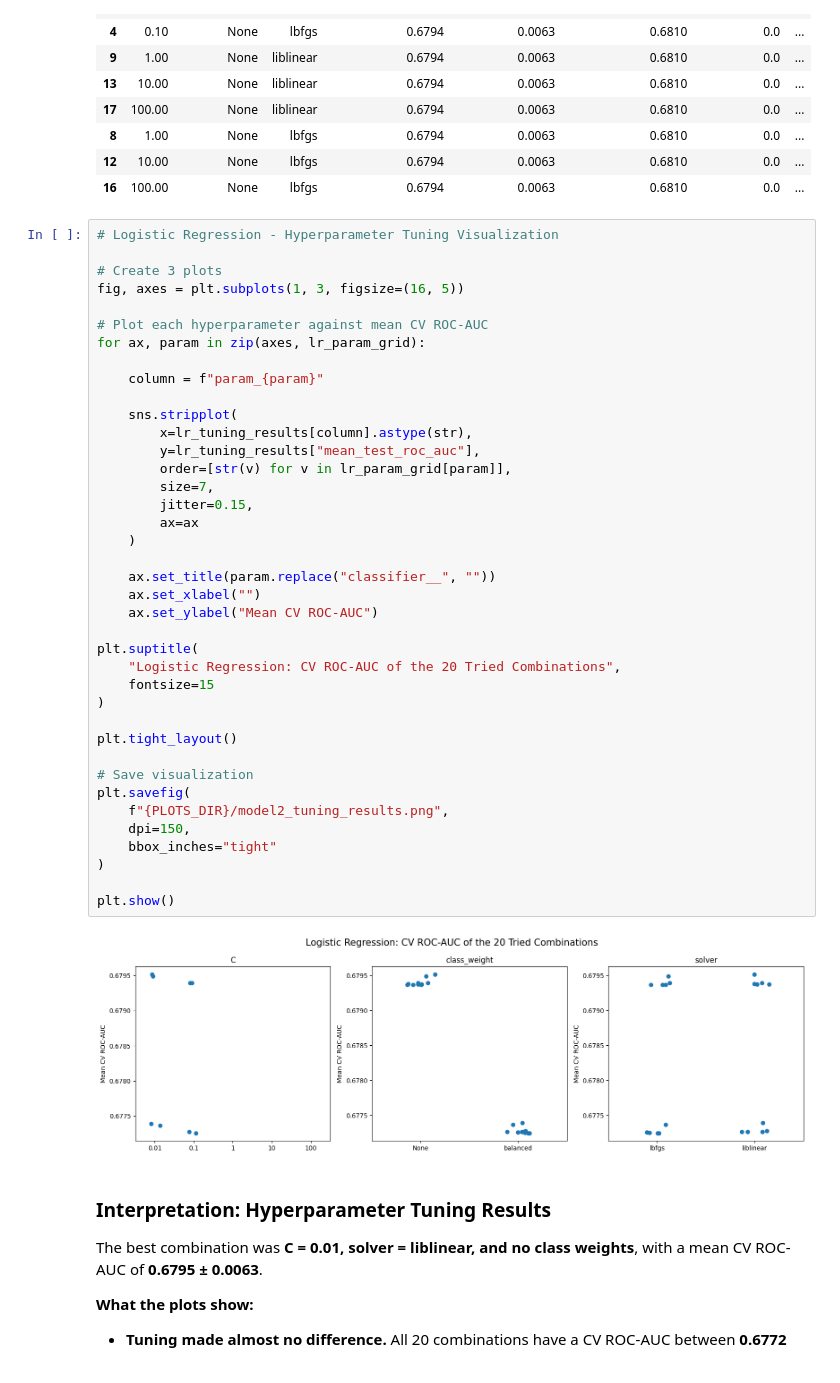
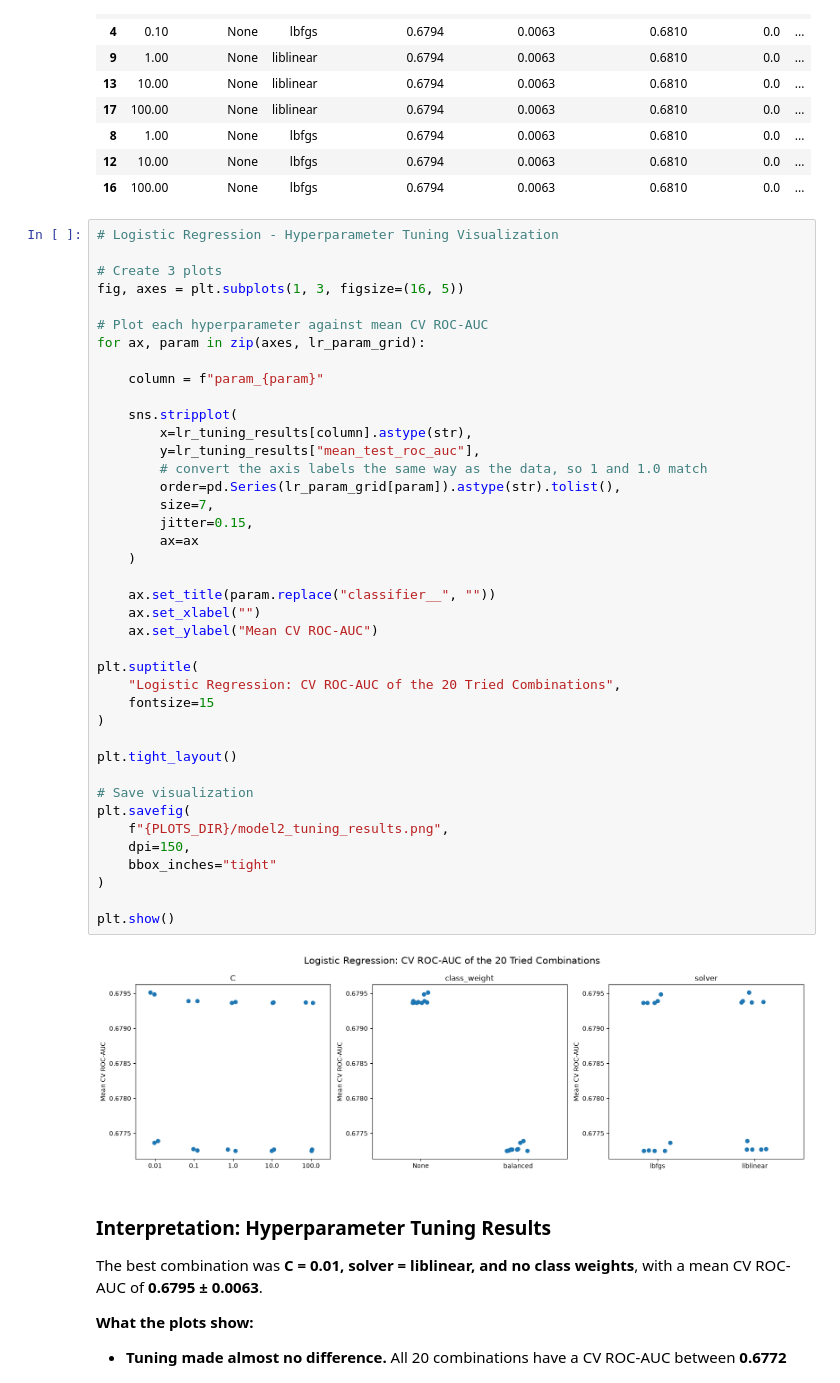
Before and after one commit to Ghaida-Alyousef/SW485-Project-Group5, a Jupyter notebook: Supervised_Learning/Phase1_Supervised_Learning.ipynb, the cells around one changed output. Drawn from its saved outputs; the diff is of its cells as text.

```diff
--- a/Supervised_Learning/Phase1_Supervised_Learning.ipynb
+++ b/Supervised_Learning/Phase1_Supervised_Learning.ipynb
@@ -1250,35 +1250,36 @@ for ax, param in zip(axes, lr_param_grid):
     column = f"param_{param}"
 
     sns.stripplot(
         x=lr_tuning_results[column].astype(str),
         y=lr_tuning_results["mean_test_roc_auc"],
-        order=[str(v) for v in lr_param_grid[param]],
+        # convert the axis labels the same way as the data, so 1 and 1.0 match
+        order=pd.Series(lr_param_grid[param]).astype(str).tolist(),
         size=7,
         jitter=0.15,
         ax=ax
     )
 
     ax.set_title(param.replace("classifier__", ""))
     ax.set_xlabel("")
     ax.set_ylabel("Mean CV ROC-AUC")
 
 plt.suptitle(
     "Logistic Regression: CV ROC-AUC of the 20 Tried Combinations",
     fontsize=15
 )
 
 plt.tight_layout()
 
 # Save visualization
 plt.savefig(
     f"{PLOTS_DIR}/model2_tuning_results.png",
     dpi=150,
     bbox_inches="tight"
 )
 
 plt.show()
 # %% [output]
-[figure, old version]
+[figure, new version]
 # %% [markdown]
 ### Interpretation: Hyperparameter Tuning Results
 
```
Also changed, not shown: 1 other file.
